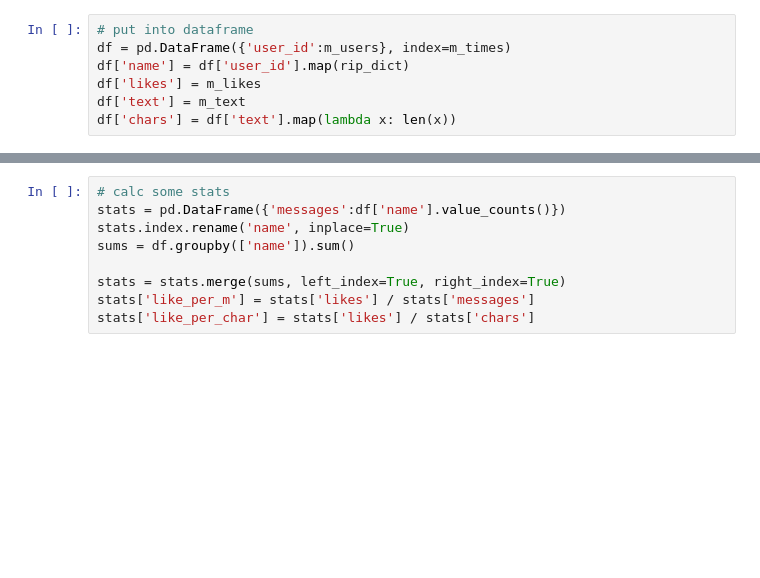
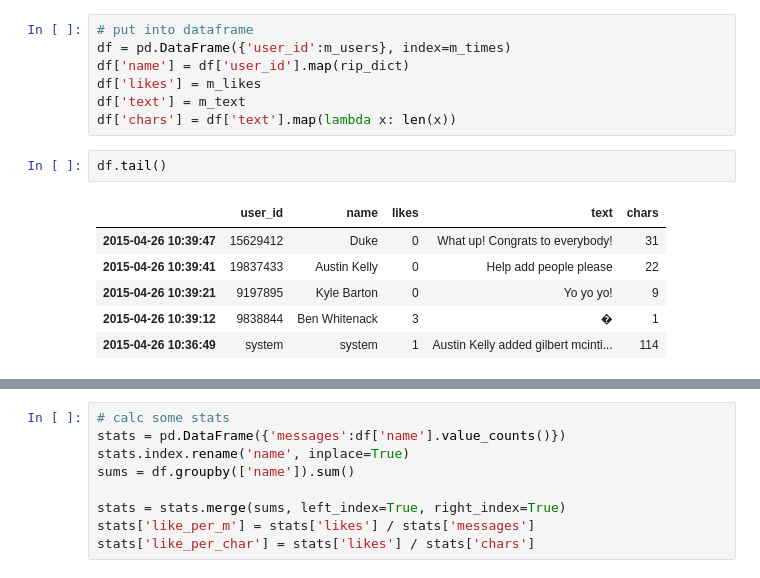
Before and after one commit to arrrobase/RipBot, a Jupyter notebook: ripcity_stats.ipynb, the cells around one changed output, grey strips where cells are left out. Drawn from its saved outputs; the diff is of its cells as text; blank space fills up the shorter version.

```diff
--- a/ripcity_stats.ipynb
+++ b/ripcity_stats.ipynb
@@ -44,6 +44,15 @@ df['name'] = df['user_id'].map(rip_dict)
 df['likes'] = m_likes
 df['text'] = m_text
 df['chars'] = df['text'].map(lambda x: len(x))
+# %%
+df.tail()
+# %% [output]
+|  | user_id | name | likes | text | chars |
+| 2015-04-26 10:39:47 | 15629412 | Duke | 0 | What up! Congrats to everybody! | 31 |
+| 2015-04-26 10:39:41 | 19837433 | Austin Kelly | 0 | Help add people please | 22 |
+| 2015-04-26 10:39:21 | 9197895 | Kyle Barton | 0 | Yo yo yo! | 9 |
+| 2015-04-26 10:39:12 | 9838844 | Ben Whitenack | 3 | � | 1 |
+| 2015-04-26 10:36:49 | system | system | 1 | Austin Kelly added gilbert mcinti... | 114 |
 # %%
 df.head()
 # %% [output]
```
Also changed, not shown: parts of 10 cells of this notebook, 1 other file.
